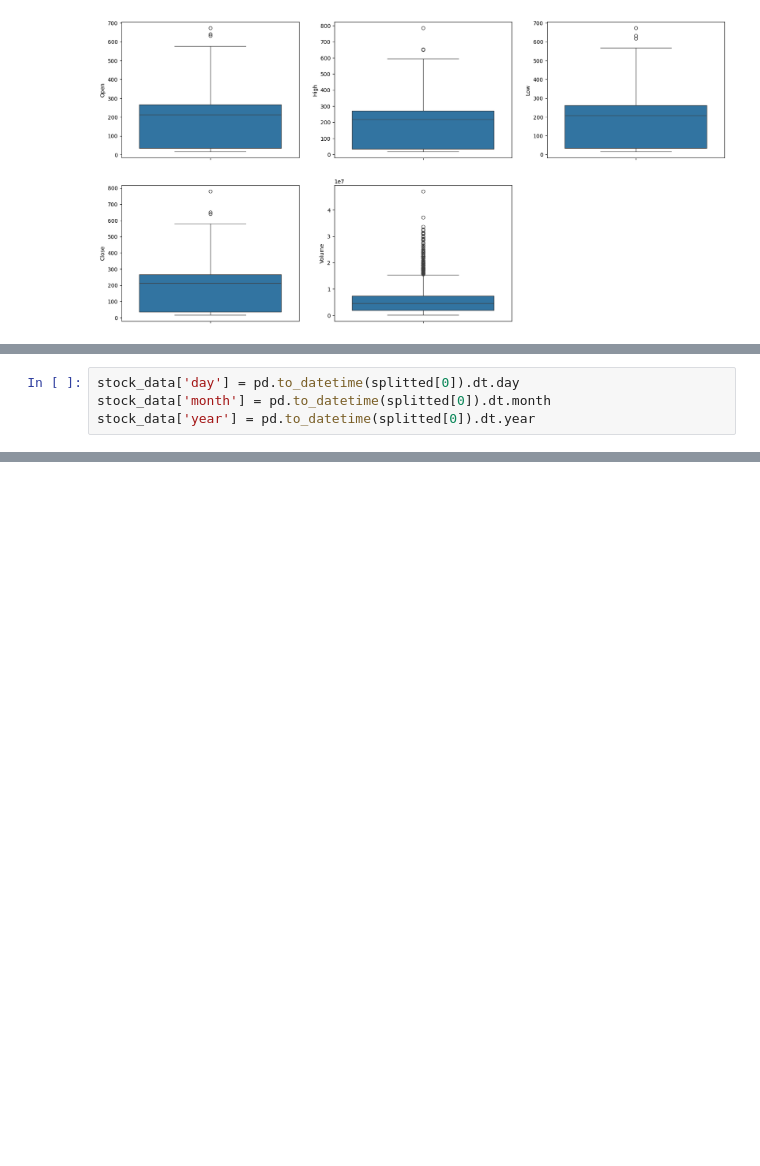
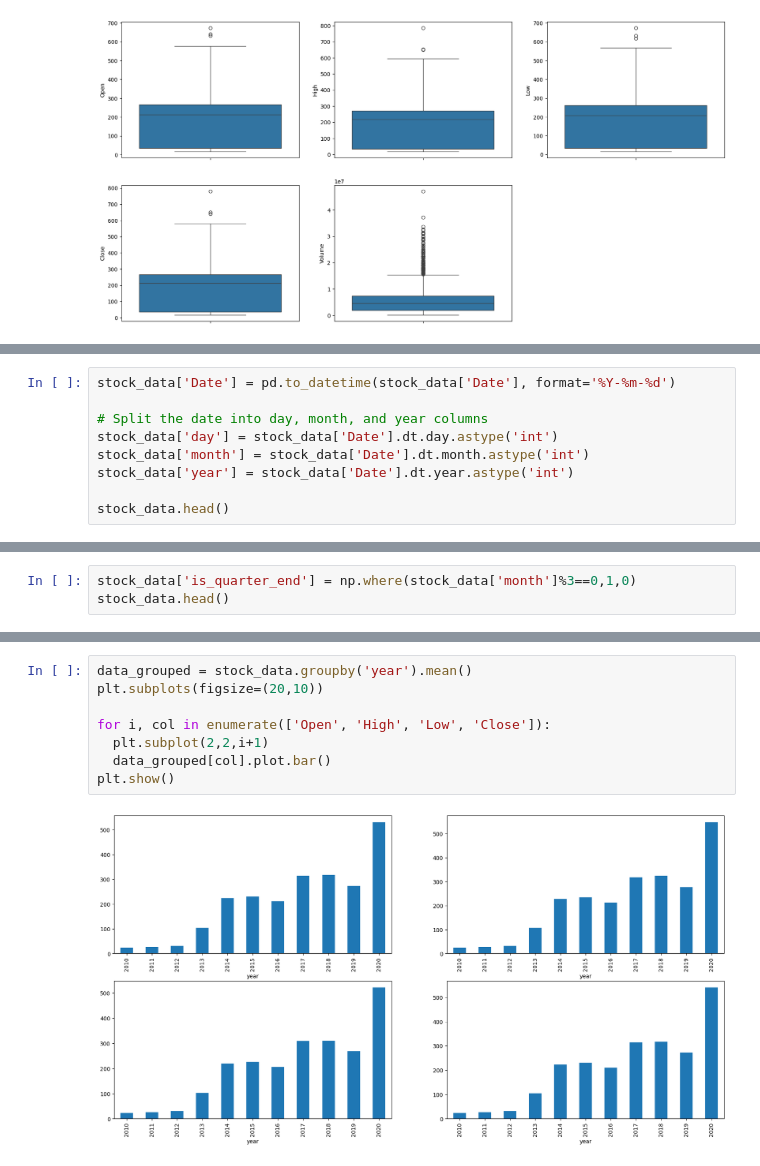
Before and after one commit to Priya-gawhane/Machine-learning-prediction-Models-Projects, a Jupyter notebook: Stock_price_prediction.ipynb, the cells around one changed output, grey strips where cells are left out. Cells and saved outputs as stored; diff of their text form; blank space fills up the shorter version.

```diff
--- a/Stock_price_prediction.ipynb
+++ b/Stock_price_prediction.ipynb
@@ -132,4 +118,9 @@ print(splitted)
-# %%
-stock_data['day'] = pd.to_datetime(splitted[0]).dt.day
-stock_data['month'] = pd.to_datetime(splitted[0]).dt.month
-stock_data['year'] = pd.to_datetime(splitted[0]).dt.year
+# %%
+stock_data['Date'] = pd.to_datetime(stock_data['Date'], format='%Y-%m-%d')
+
+# Split the date into day, month, and year columns
+stock_data['day'] = stock_data['Date'].dt.day.astype('int')
+stock_data['month'] = stock_data['Date'].dt.month.astype('int')
+stock_data['year'] = stock_data['Date'].dt.year.astype('int')
+
+stock_data.head()
@@ -135,0 +134,3 @@ stock_data['year'] = pd.to_datetime(splitted[0]).dt.year
+# %%
+stock_data['is_quarter_end'] = np.where(stock_data['month']%3==0,1,0)
+stock_data.head()
@@ -135,0 +144,10 @@ stock_data['year'] = pd.to_datetime(splitted[0]).dt.year
+# %%
+data_grouped = stock_data.groupby('year').mean()
+plt.subplots(figsize=(20,10))
+
+for i, col in enumerate(['Open', 'High', 'Low', 'Close']):
+  plt.subplot(2,2,i+1)
+  data_grouped[col].plot.bar()
+plt.show()
+# %% [output]
+[figure, added]
```
Also changed, not shown: parts of 20 cells of this notebook.
